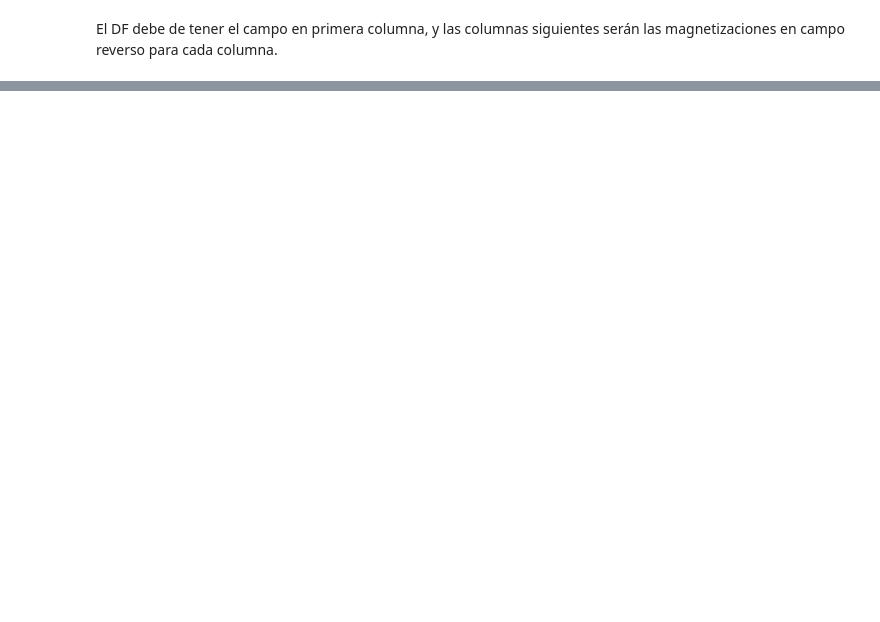
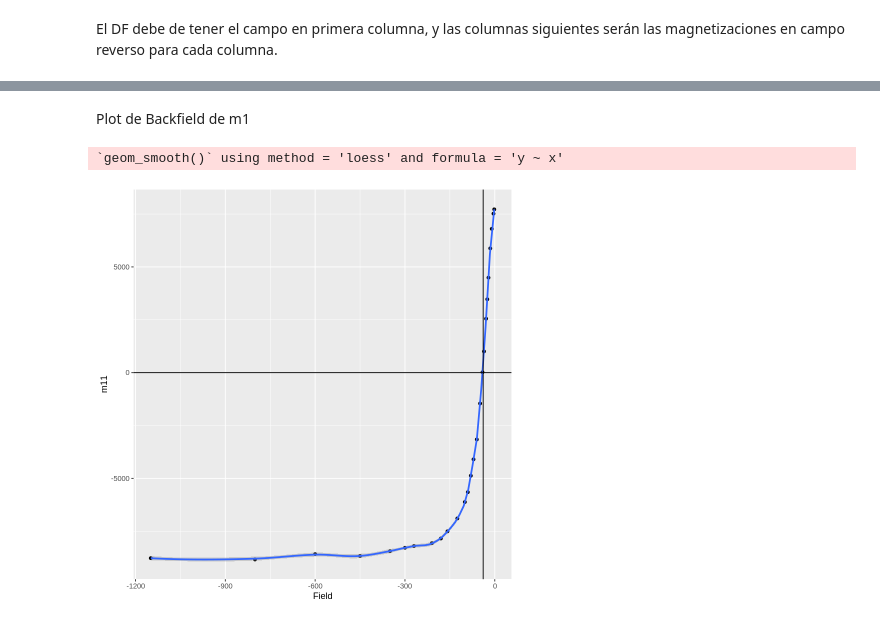
Before and after one commit to jdgargiulo/Lectures, a Jupyter notebook: B_medio_y_H_cr.ipynb, the cells around one changed output, grey strips where cells are left out. Cells and saved outputs as stored; diff of their text form; code cells hidden in the pictures; blank space fills up the shorter version.

```diff
--- a/B_medio_y_H_cr.ipynb
+++ b/B_medio_y_H_cr.ipynb
@@ -116,6 +103,7 @@ El DF debe de tener el campo en primera columna, y las columnas siguientes será
 # %%
-campo<-backfield %>% select(1)
-back<- backfield %>% select(-1)
-colnames(back) <- paste0("m", 1:ncol(backfield))
-backfield<-cbind(campo,back)
+campoB<-backfield %>% select(1)
+back<-backfield %>% select(-1)
+colnames(back) <- paste0("m", 1:ncol(back))
+Backfield<-cbind(campoB,back)
+Backfield
 # %% [output]
@@ -127,4 +129,7 @@ backfield %>% ggplot(aes(x=log10(Field), y=m1)) +
-# %%
-back<-backfield %>% select(-Field)
+# %%
+loess.filter <- function(x, y, span) {
+  loess_fit <- loess(y ~ x, span = span)
+  return(loess_fit)
+}
 # %%
-suavizadoB <- lapply(back, loess.filter, y = log10(backfield$Field), span = 0.2)
+suavizadoB <- lapply(back, loess.filter, y = backfield$Field, span = 0.2)
@@ -142,0 +179,11 @@ for (i in ncol(irm)) {
+# %% [markdown]
+Plot de Backfield de m1
+# %%
+Backfield %>% ggplot(aes(x=Field, y=m11)) +
+  geom_point()+
+  geom_smooth(span=0.2)+
+  geom_vline(xintercept = predictionsB$m5, show.legend = T)+
+  geom_hline(yintercept = 0)
+# %% [output]
+`geom_smooth()` using method = 'loess' and formula = 'y ~ x'
+[figure, added]
```
Also changed, not shown: parts of 23 cells of this notebook.
